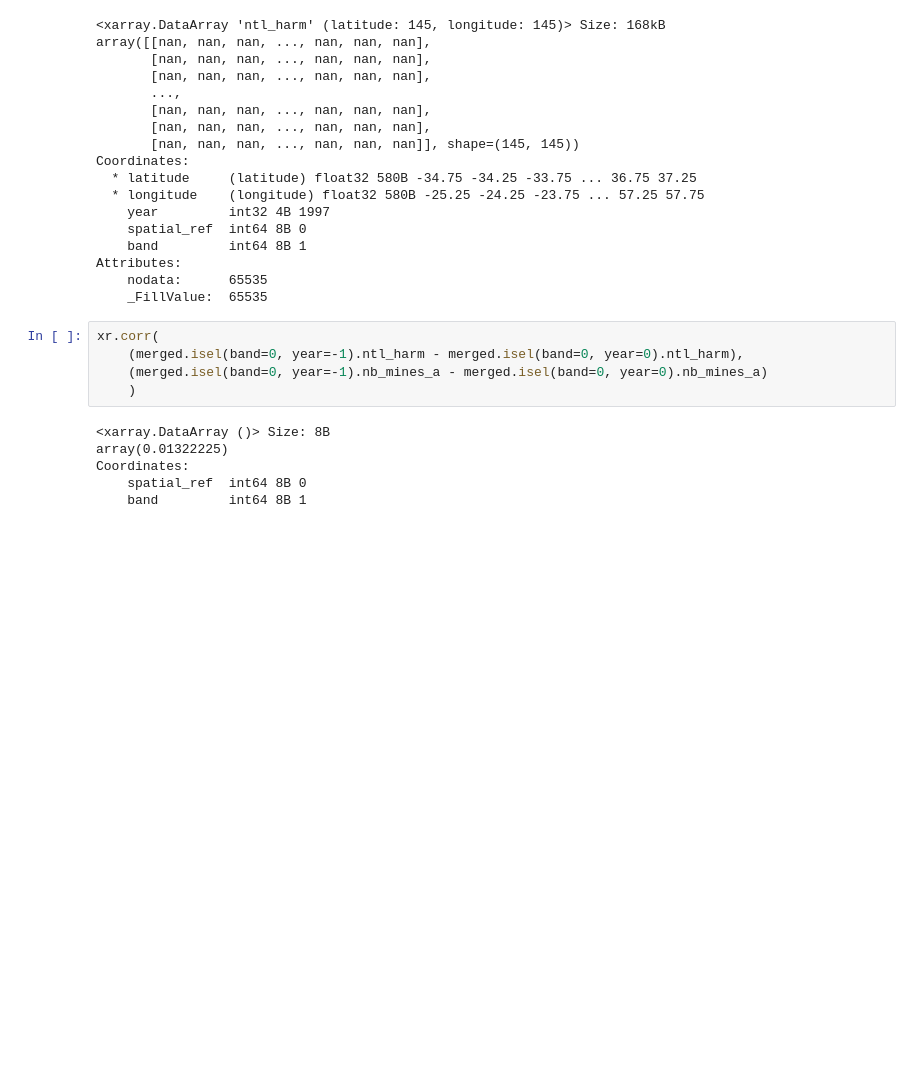
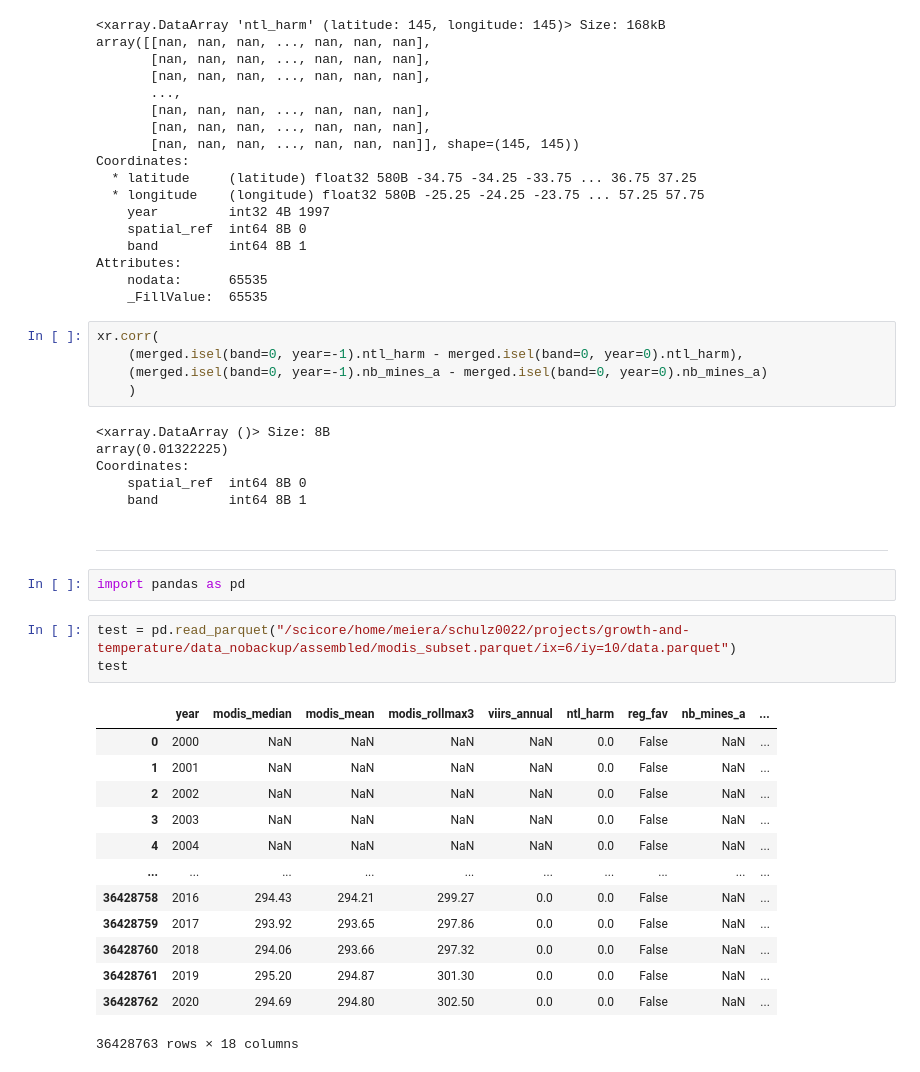
Before and after one commit to felixschulz385/growth-and-temperature, a Jupyter notebook: gnt/experiments/mines.ipynb, the cells around one changed output. Drawn from its saved outputs; the diff is of its cells as text; blank space fills up the shorter version.

Commit message:
exp: Tested mines data in assembled form

```diff
--- a/gnt/experiments/mines.ipynb
+++ b/gnt/experiments/mines.ipynb
@@ -195,3 +195,24 @@ array(0.01322225)
 Coordinates:
     spatial_ref  int64 8B 0
     band         int64 8B 1
+# %% [markdown]
+---
+# %%
+import pandas as pd
+# %%
+test = pd.read_parquet("/scicore/home/meiera/schulz0022/projects/growth-and-temperature/data_nobackup/assembled/modis_subset.parquet/ix=6/iy=10/data.parquet")
+test
+# %% [output]
+|  | year | modis_median | modis_mean | modis_rollmax3 | viirs_annual | ntl_harm | reg_fav | nb_mines_a | ... |
+| 0 | 2000 | NaN | NaN | NaN | NaN | 0.0 | False | NaN | ... |
+| 1 | 2001 | NaN | NaN | NaN | NaN | 0.0 | False | NaN | ... |
+| 2 | 2002 | NaN | NaN | NaN | NaN | 0.0 | False | NaN | ... |
+| 3 | 2003 | NaN | NaN | NaN | NaN | 0.0 | False | NaN | ... |
+| 4 | 2004 | NaN | NaN | NaN | NaN | 0.0 | False | NaN | ... |
+| ... | ... | ... | ... | ... | ... | ... | ... | ... | ... |
+| 36428758 | 2016 | 294.43 | 294.21 | 299.27 | 0.0 | 0.0 | False | NaN | ... |
+| 36428759 | 2017 | 293.92 | 293.65 | 297.86 | 0.0 | 0.0 | False | NaN | ... |
+| 36428760 | 2018 | 294.06 | 293.66 | 297.32 | 0.0 | 0.0 | False | NaN | ... |
+| 36428761 | 2019 | 295.20 | 294.87 | 301.30 | 0.0 | 0.0 | False | NaN | ... |
+| 36428762 | 2020 | 294.69 | 294.80 | 302.50 | 0.0 | 0.0 | False | NaN | ... |
+36428763 rows × 18 columns
```
